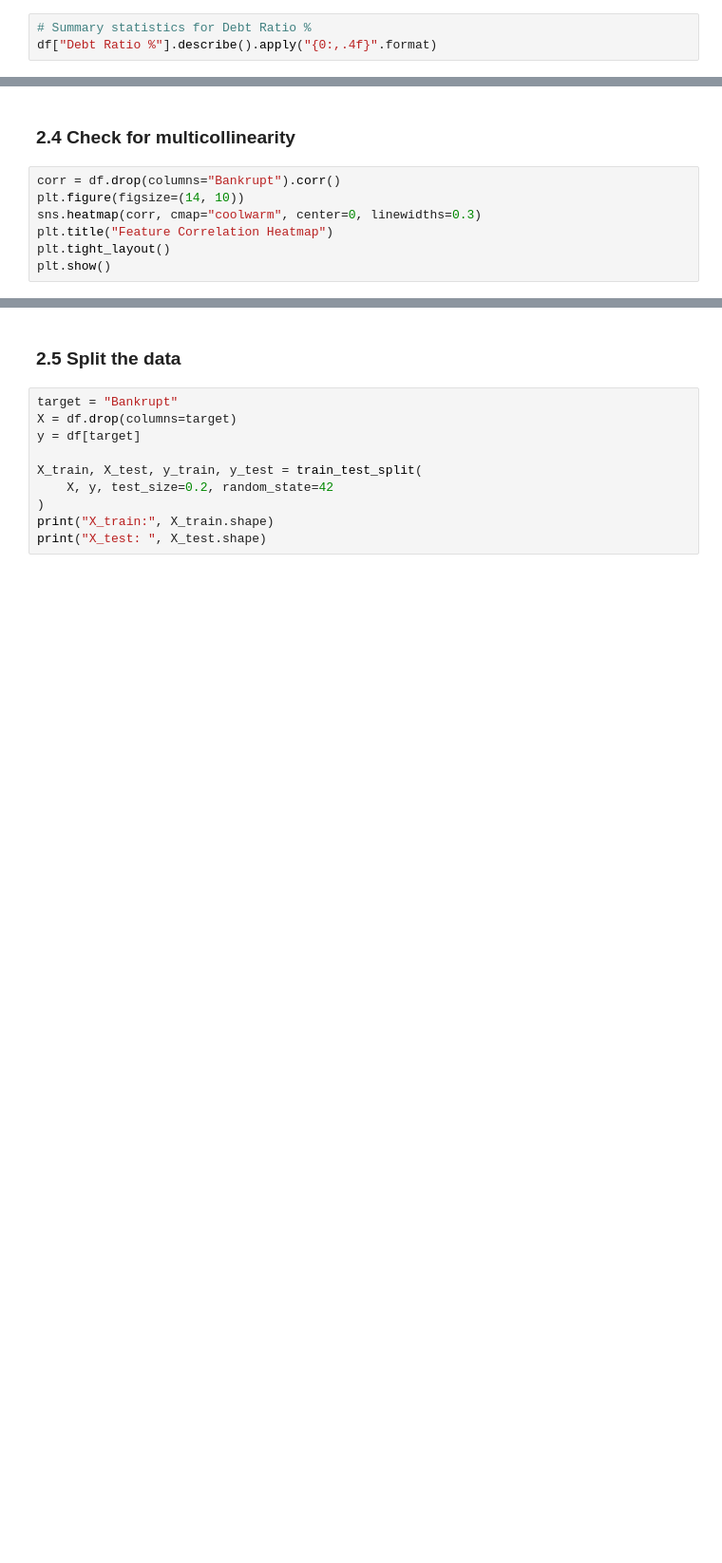
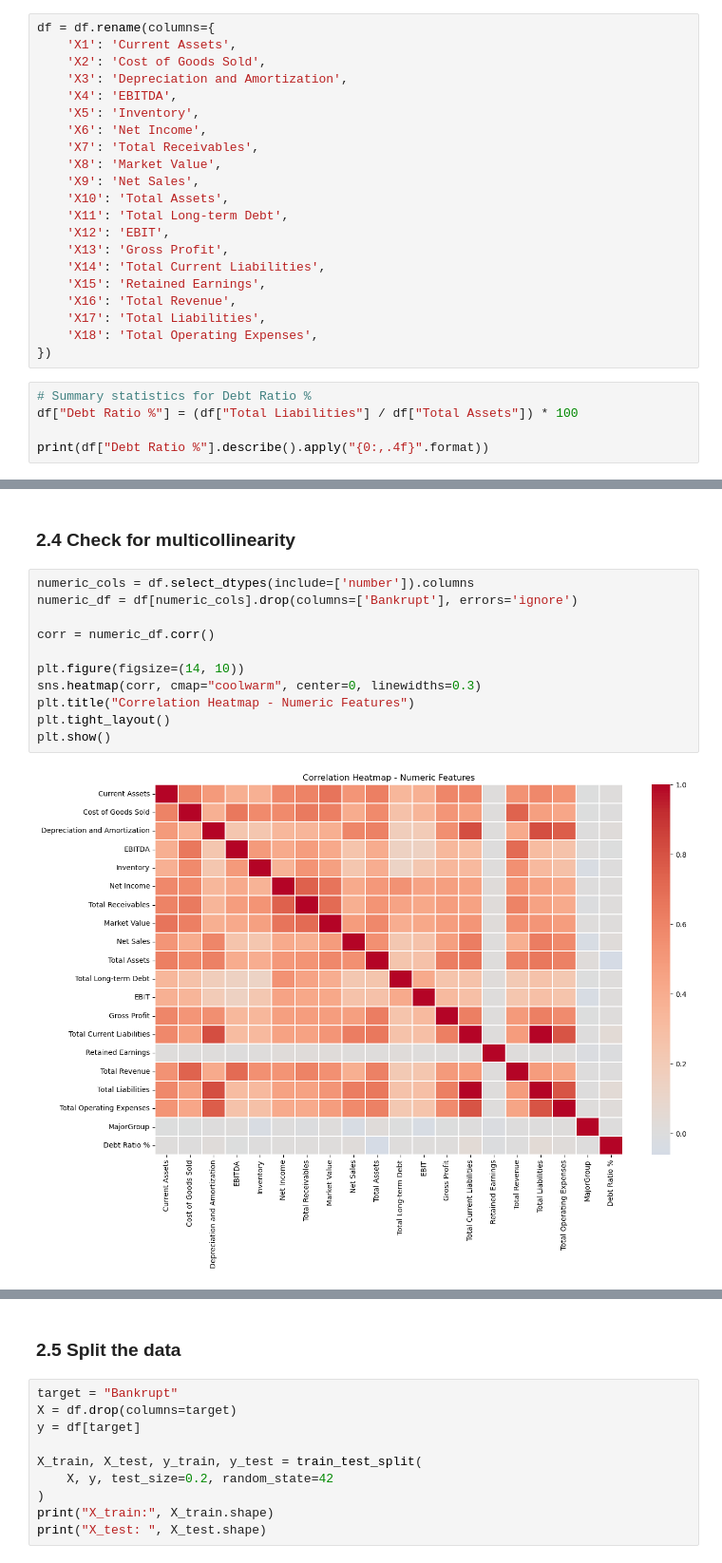
Before and after one commit to AJ-MH/Data-Science-Machine-Learning, a Jupyter notebook: us-bankruptcy/us_bankruptcy_prediction.ipynb, the cells around one changed output, grey strips where cells are left out. Shown at 95% size. Cells and saved outputs as stored; diff of their text form; blank space fills up the shorter version.

```diff
--- a/us-bankruptcy/us_bankruptcy_prediction.ipynb
+++ b/us-bankruptcy/us_bankruptcy_prediction.ipynb
@@ -267,5 +268,28 @@ The dataset is severely imbalanced: roughly 97% of company-year observations are
 # %% [markdown]
 ### 2.3 Explore a key financial ratio: Debt Ratio %
+# %%
+df = df.rename(columns={
+    'X1': 'Current Assets',
+    'X2': 'Cost of Goods Sold',
+    'X3': 'Depreciation and Amortization',
+    'X4': 'EBITDA',
+    'X5': 'Inventory',
+    'X6': 'Net Income',
+    'X7': 'Total Receivables',
+    'X8': 'Market Value',
+    'X9': 'Net Sales',
+    'X10': 'Total Assets',
+    'X11': 'Total Long-term Debt',
+    'X12': 'EBIT',
+    'X13': 'Gross Profit',
+    'X14': 'Total Current Liabilities',
+    'X15': 'Retained Earnings',
+    'X16': 'Total Revenue',
+    'X17': 'Total Liabilities',
+    'X18': 'Total Operating Expenses',
+})
 # %%
 # Summary statistics for Debt Ratio %
-df["Debt Ratio %"].describe().apply("{0:,.4f}".format)
+df["Debt Ratio %"] = (df["Total Liabilities"] / df["Total Assets"]) * 100
+
+print(df["Debt Ratio %"].describe().apply("{0:,.4f}".format))
@@ -293,9 +331,15 @@ Bankrupt companies (class 1) show a higher median debt ratio, as expected — co
 # %% [markdown]
 ### 2.4 Check for multicollinearity
 # %%
-corr = df.drop(columns="Bankrupt").corr()
+numeric_cols = df.select_dtypes(include=['number']).columns
+numeric_df = df[numeric_cols].drop(columns=['Bankrupt'], errors='ignore')
+
+corr = numeric_df.corr()
+
 plt.figure(figsize=(14, 10))
 sns.heatmap(corr, cmap="coolwarm", center=0, linewidths=0.3)
-plt.title("Feature Correlation Heatmap")
+plt.title("Correlation Heatmap - Numeric Features")
 plt.tight_layout()
 plt.show()
+# %% [output]
+[figure, added]
```
Also changed, not shown: parts of 28 cells of this notebook, 1 other file.
